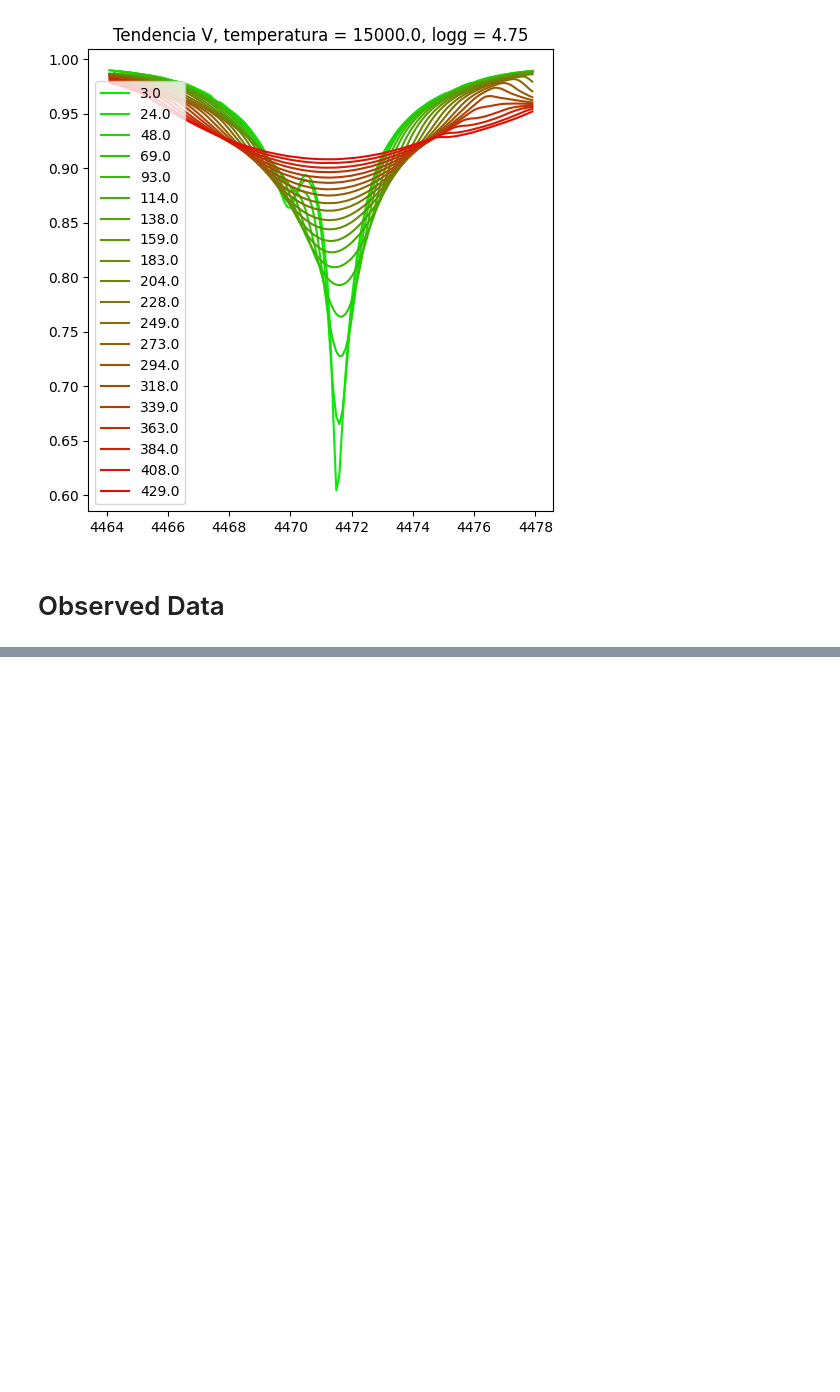
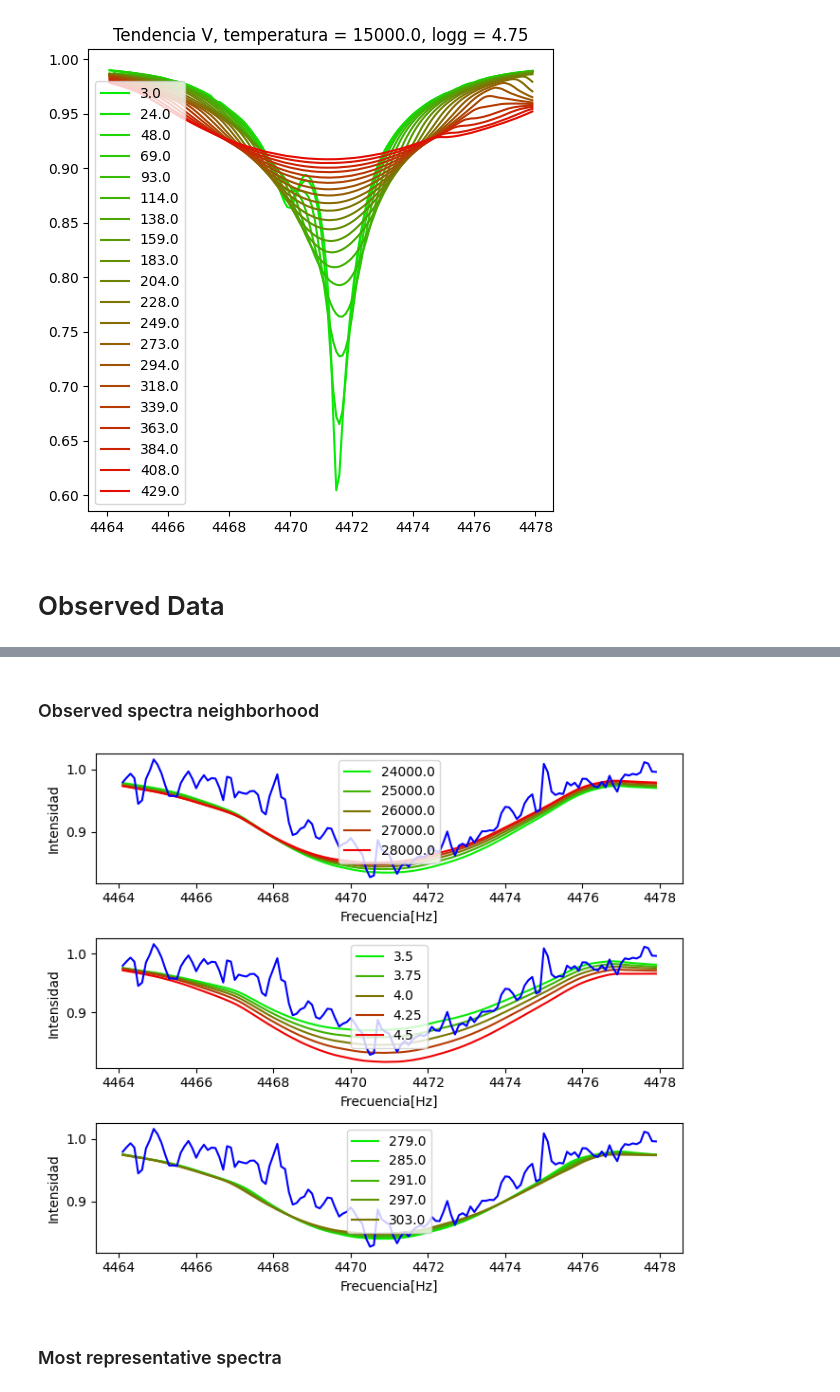
Before and after one commit to chum1ngo/StellarParametraPredictionDeepEnsemble, a Jupyter notebook: Resources/EDA.ipynb, the cells around one changed output, grey strips where cells are left out. Cells and saved outputs as stored; diff of their text form; code cells hidden in the pictures; blank space fills up the shorter version.

Commit message:
EDA: realSpectra vs sinthetic vs prediction analisis

```diff
--- a/Resources/EDA.ipynb
+++ b/Resources/EDA.ipynb
@@ -308,4 +312,4 @@ import numpy as np
 def find_nearest(array, value):
     array = np.asarray(array)
     idx = (np.abs(array - value)).argmin()
-    return array[idx]
+    return array[idx], idx
@@ -317,16 +317,20 @@ array([15000., 15000., 15000., ..., 30000., 30000., 30000.])
 # dataframe setup
 target = ['temperature','g','v']
 
-x_obs = Obs_df.drop(target,axis=1)
+x_obs = Obs_df.drop(target+['HD','date','time'],axis=1)
 y_obs = Obs_df[target]
 
 x = B_df.drop(target,axis=1)
 y = B_df[target]
 # %%
 nearest = []
-for parameters in y_obs.to_numpy():
-	params = []
+for obs_parameters in y_obs.to_numpy():
+	neighbor = []
 	for param_index in range(len(target)):
-		v = find_nearest(y.iloc[:,param_index].values,parameters[param_index])
-		params.append(v)
-	nearest.append(params)
+		v, _ = find_nearest(y.iloc[:,param_index].values,obs_parameters[param_index])
+		neighbor.append(v)
+	nearest.append(neighbor)
+
+nearest_index = []
+for neighbor in nearest:
+	nearest_index.append(y[(y.temperature == neighbor[0]) & (y.g == neighbor[1]) & (y.v == neighbor[2])].index[0])
@@ -351 +337,3 @@ x_obs
+# %%
+index = 50
 # %%
@@ -370,0 +361,2 @@ plt.show()
+# %% [markdown]
+### Observed spectra neighborhood
@@ -370,0 +384,47 @@ plt.show()
+# %%
+fig, axes = plt.subplots(nrows=3, ncols=1, figsize=(7,6))
+
+n_t = nearest[index][0]
+n_g = nearest[index][1]
+n_v = nearest[index][2]
+
+params = neighborhoods[index]
+
+# temperature
+color = get_color_gradient(blue,red,len(params[0]))
+for i, value in enumerate(params[0]):
+	plt_index = y[(y.temperature == value) & (y.g == n_g) & (y.v == n_v)].index[0]
+	tendencyLine(x.iloc[plt_index,:],c=color[i],ax=axes[0])
+axes[0].set_xlabel('Frecuencia[Hz]')
+axes[0].set_ylabel('Intensidad')
+axes[0].legend([str(i) for i in params[0]])
+
+color = get_color_gradient(blue,red,len(params[1]))
+for i, value in enumerate(params[1]):
+	plt_index = y[(y.temperature == n_t) & (y.g == value) & (y.v == n_v)].index[0]
+	tendencyLine(x.iloc[plt_index,:],c=color[i],ax=axes[1])
+axes[1].set_xlabel('Frecuencia[Hz]')
+axes[1].set_ylabel('Intensidad')
+axes[1].legend([str(i) for i in params[1]])
+
+color = get_color_gradient(blue,red,len(params[2]))
+v_param = params[2]
+v_param.pop(7);v_param.pop(5);v_param.pop(3);v_param.pop(1)
+for i, value in enumerate(params[2]):
+	plt_index = y[(y.temperature == n_t) & (y.g == n_g) & (y.v == value)].index[0]
+	tendencyLine(x.iloc[plt_index,:],c=color[i],ax=axes[2])
+axes[2].set_xlabel('Frecuencia[Hz]')
+axes[2].set_ylabel('Intensidad')
+axes[2].legend([str(i) for i in params[2]])
+
+tendencyLine(x_obs.iloc[index],c='blue',ax=axes[0])
+tendencyLine(x_obs.iloc[index],c='blue',ax=axes[1])
+tendencyLine(x_obs.iloc[index],c='blue',ax=axes[2])
+
+
+plt.tight_layout();
+plt.show()
+# %% [output]
+[figure, added]
+# %% [markdown]
+### Most representative spectra
```
Also changed, not shown: parts of 16 cells of this notebook.
